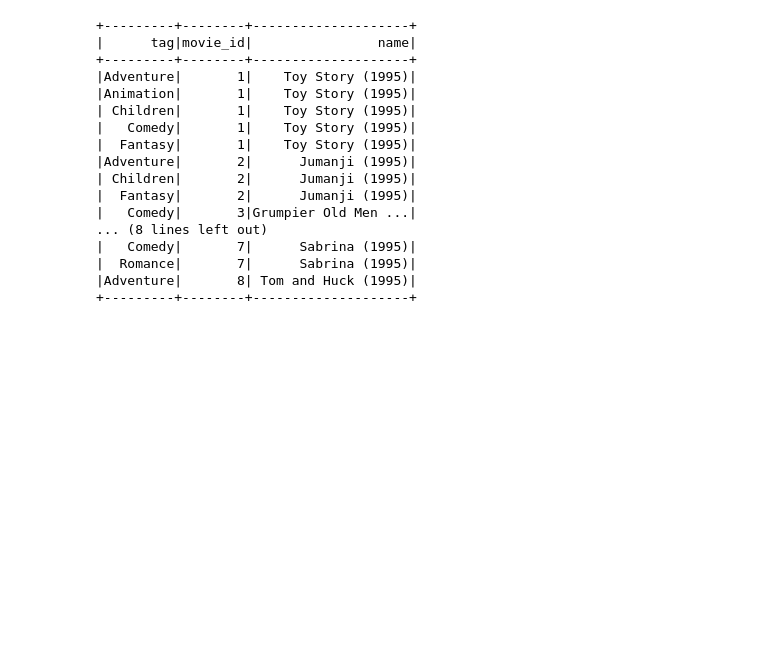
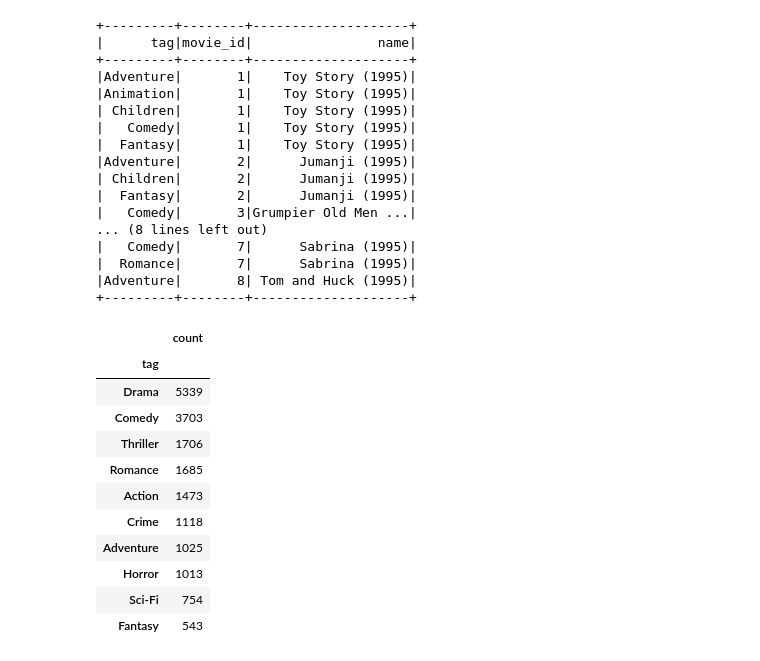
Before and after one commit to rustyrazorblade/spark-training, a Jupyter notebook: exercises-solutions.ipynb, the cells around one changed output. Cells and saved outputs as stored; diff of their text form; code cells hidden in the pictures; blank space fills up the shorter version.

```diff
--- a/exercises-solutions.ipynb
+++ b/exercises-solutions.ipynb
@@ -279,0 +288,15 @@ movies_by_tag.show()
+# %%
+tags.set_index("tag")
+# %% [output]
+|  | count |
+| tag |  |
+| Drama | 5339 |
+| Comedy | 3703 |
+| Thriller | 1706 |
+| Romance | 1685 |
+| Action | 1473 |
+| Crime | 1118 |
+| Adventure | 1025 |
+| Horror | 1013 |
+| Sci-Fi | 754 |
+| Fantasy | 543 |
```
Also changed, not shown: parts of 4 cells of this notebook, 1 other file.
